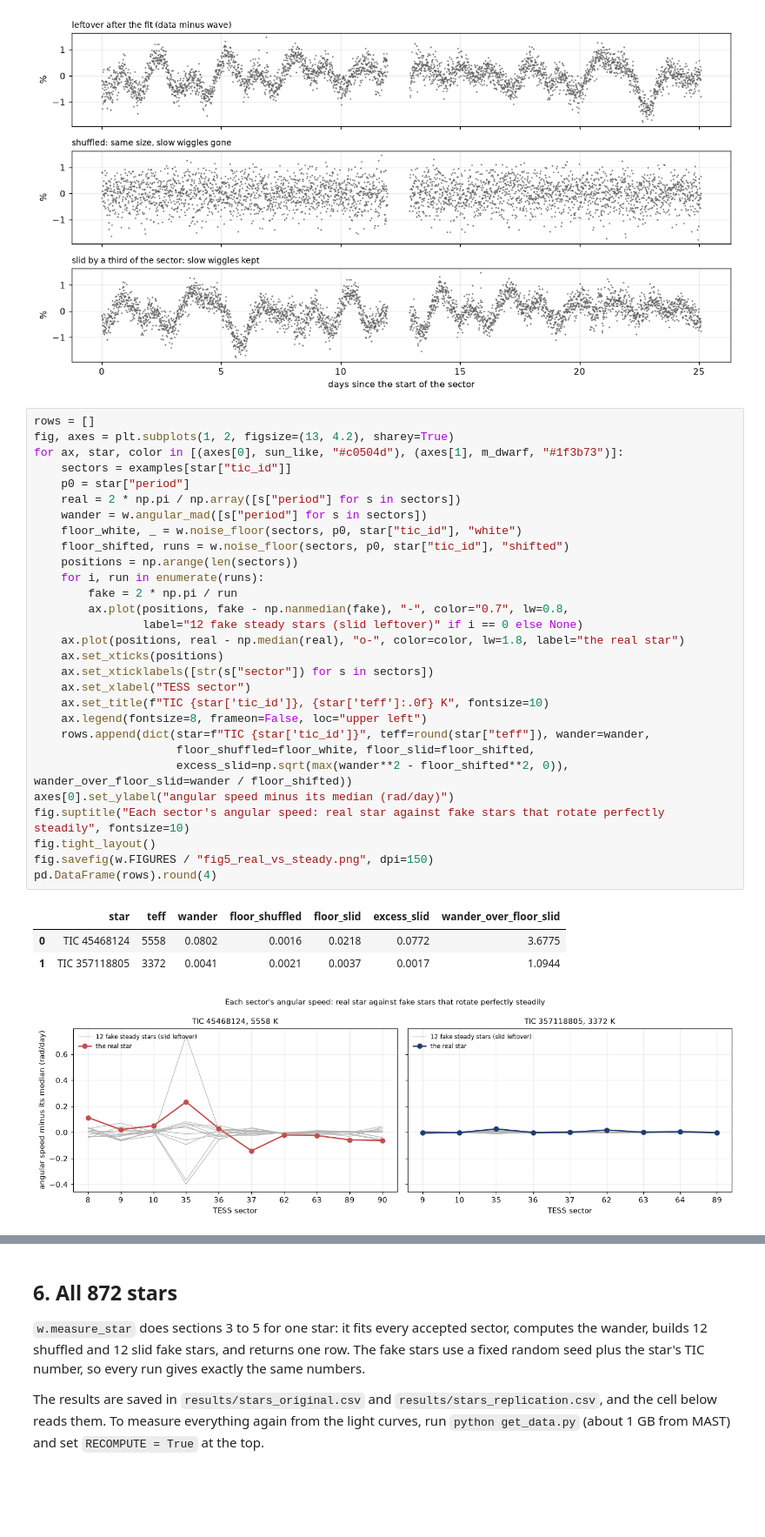
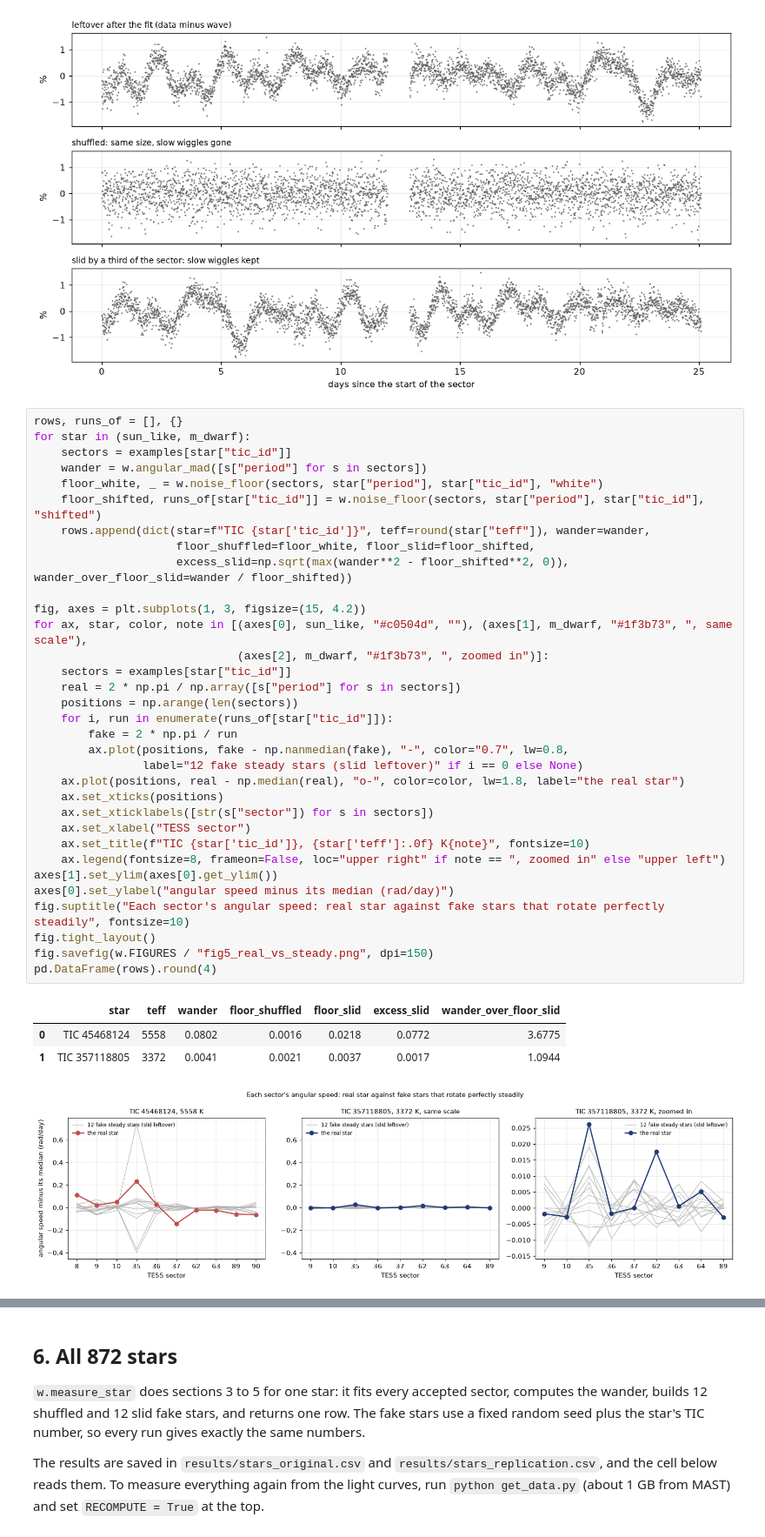
Before and after one commit to aditrivaishnavi/cooler-stars-keep-better-time, a Jupyter notebook: notebooks/1_measuring_the_wander.ipynb, the cells around one changed output, grey strips where cells are left out. Shown at 87% size. Drawn from its saved outputs; the diff is of its cells as text; blank space fills up the shorter version.

```diff
--- a/notebooks/1_measuring_the_wander.ipynb
+++ b/notebooks/1_measuring_the_wander.ipynb
@@ -233,37 +247,41 @@ fig.savefig(w.FIGURES / "fig4_leftover.png", dpi=150)
 # %% [output]
 [figure]
 # %%
-rows = []
-fig, axes = plt.subplots(1, 2, figsize=(13, 4.2), sharey=True)
-for ax, star, color in [(axes[0], sun_like, "#c0504d"), (axes[1], m_dwarf, "#1f3b73")]:
+rows, runs_of = [], {}
+for star in (sun_like, m_dwarf):
     sectors = examples[star["tic_id"]]
-    p0 = star["period"]
+    wander = w.angular_mad([s["period"] for s in sectors])
+    floor_white, _ = w.noise_floor(sectors, star["period"], star["tic_id"], "white")
+    floor_shifted, runs_of[star["tic_id"]] = w.noise_floor(sectors, star["period"], star["tic_id"], "shifted")
+    rows.append(dict(star=f"TIC {star['tic_id']}", teff=round(star["teff"]), wander=wander,
+                     floor_shuffled=floor_white, floor_slid=floor_shifted,
+                     excess_slid=np.sqrt(max(wander**2 - floor_shifted**2, 0)), wander_over_floor_slid=wander / floor_shifted))
+
+fig, axes = plt.subplots(1, 3, figsize=(15, 4.2))
+for ax, star, color, note in [(axes[0], sun_like, "#c0504d", ""), (axes[1], m_dwarf, "#1f3b73", ", same scale"),
+                              (axes[2], m_dwarf, "#1f3b73", ", zoomed in")]:
+    sectors = examples[star["tic_id"]]
     real = 2 * np.pi / np.array([s["period"] for s in sectors])
-    wander = w.angular_mad([s["period"] for s in sectors])
-    floor_white, _ = w.noise_floor(sectors, p0, star["tic_id"], "white")
-    floor_shifted, runs = w.noise_floor(sectors, p0, star["tic_id"], "shifted")
     positions = np.arange(len(sectors))
-    for i, run in enumerate(runs):
+    for i, run in enumerate(runs_of[star["tic_id"]]):
         fake = 2 * np.pi / run
         ax.plot(positions, fake - np.nanmedian(fake), "-", color="0.7", lw=0.8,
                 label="12 fake steady stars (slid leftover)" if i == 0 else None)
     ax.plot(positions, real - np.median(real), "o-", color=color, lw=1.8, label="the real star")
     ax.set_xticks(positions)
     ax.set_xticklabels([str(s["sector"]) for s in sectors])
     ax.set_xlabel("TESS sector")
-    ax.set_title(f"TIC {star['tic_id']}, {star['teff']:.0f} K", fontsize=10)
-    ax.legend(fontsize=8, frameon=False, loc="upper left")
-    rows.append(dict(star=f"TIC {star['tic_id']}", teff=round(star["teff"]), wander=wander,
-                     floor_shuffled=floor_white, floor_slid=floor_shifted,
-                     excess_slid=np.sqrt(max(wander**2 - floor_shifted**2, 0)), wander_over_floor_slid=wander / floor_shifted))
+    ax.set_title(f"TIC {star['tic_id']}, {star['teff']:.0f} K{note}", fontsize=10)
+    ax.legend(fontsize=8, frameon=False, loc="upper right" if note == ", zoomed in" else "upper left")
+axes[1].set_ylim(axes[0].get_ylim())
 axes[0].set_ylabel("angular speed minus its median (rad/day)")
 fig.suptitle("Each sector's angular speed: real star against fake stars that rotate perfectly steadily", fontsize=10)
 fig.tight_layout()
 fig.savefig(w.FIGURES / "fig5_real_vs_steady.png", dpi=150)
 pd.DataFrame(rows).round(4)
 # %% [output]
 |  | star | teff | wander | floor_shuffled | floor_slid | excess_slid | wander_over_floor_slid |
 | 0 | TIC 45468124 | 5558 | 0.0802 | 0.0016 | 0.0218 | 0.0772 | 3.6775 |
 | 1 | TIC 357118805 | 3372 | 0.0041 | 0.0021 | 0.0037 | 0.0017 | 1.0944 |
-[figure, old version]
+[figure, new version]
 # %% [markdown]
```
Also changed, not shown: parts of 4 cells of this notebook, 6 other files.
